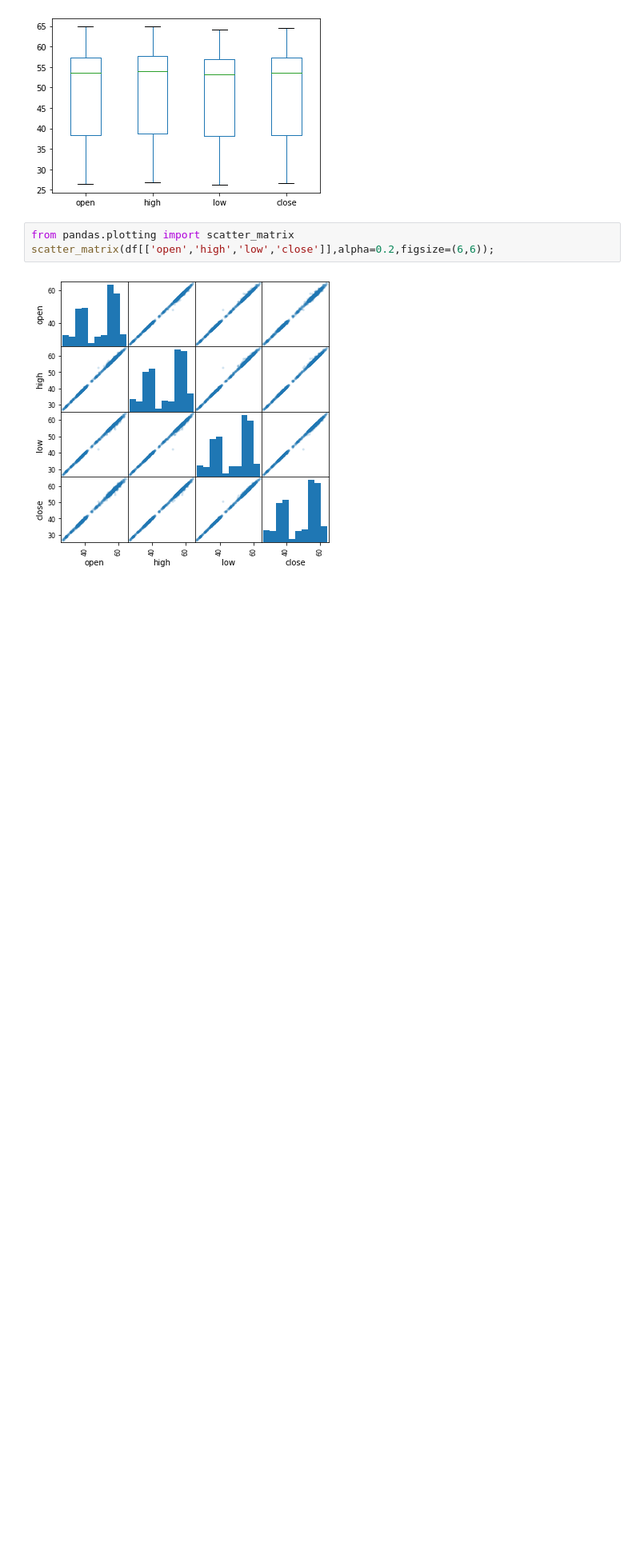
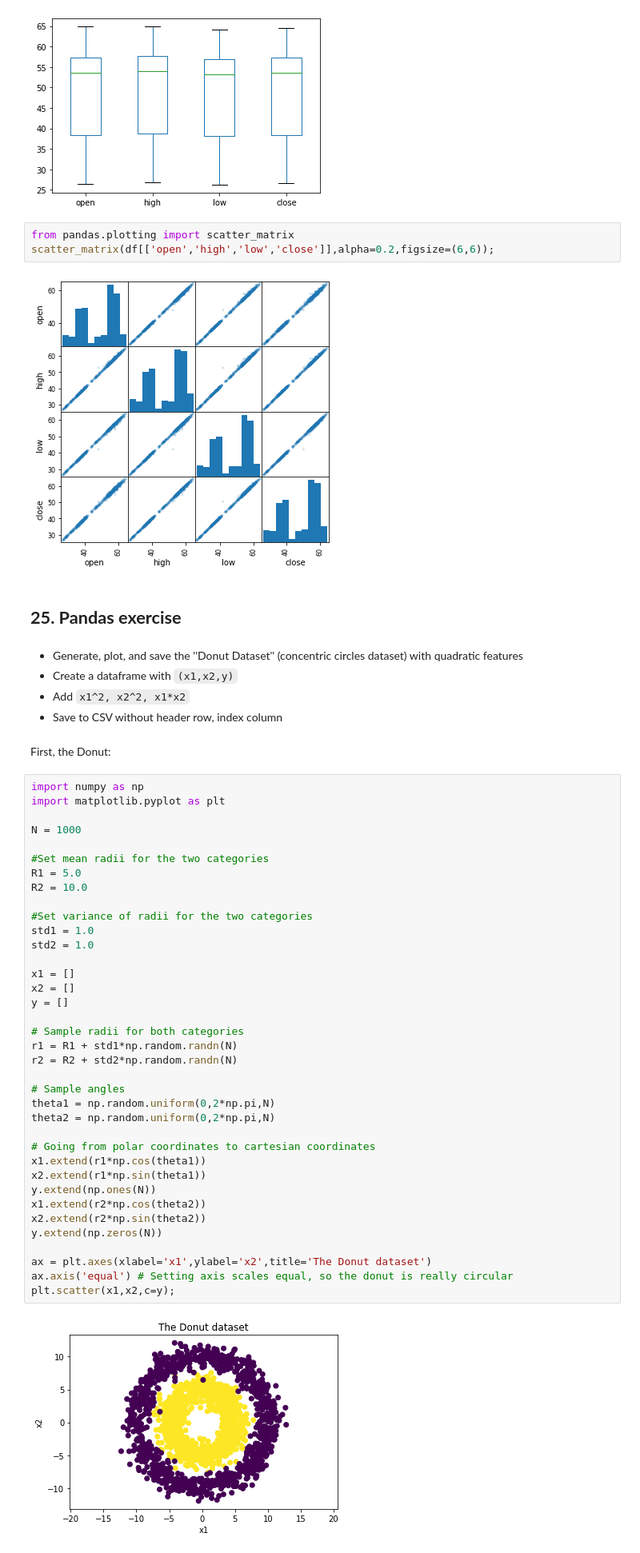
Before and after one commit to osuranyi/UdemyCourses, a Jupyter notebook: NumpyStack/Section4_Pandas.ipynb, the cells around one changed output. Shown at 80% size. Saved outputs shown, nothing was run; the diff lists cells and outputs as text; blank space fills up the shorter version.

Commit message:
NumPy stack courses updated - Section 4, Pandas completed, minus exercises

```diff
--- a/NumpyStack/Section4_Pandas.ipynb
+++ b/NumpyStack/Section4_Pandas.ipynb
@@ -392,3 +390,51 @@ from pandas.plotting import scatter_matrix
 scatter_matrix(df[['open','high','low','close']],alpha=0.2,figsize=(6,6));
 # %% [output]
 [figure]
+# %% [markdown]
+## **25. Pandas exercise**
+# %% [markdown]
+* Generate, plot, and save the ''Donut Dataset'' (concentric circles dataset) with quadratic features
+* Create a dataframe with `(x1,x2,y)`
+* Add `x1^2, x2^2, x1*x2`
+* Save to CSV without header row, index column
+# %% [markdown]
+First, the Donut:
+# %%
+import numpy as np
+import matplotlib.pyplot as plt
+
+N = 1000
+
+#Set mean radii for the two categories
+R1 = 5.0
+R2 = 10.0
+
+#Set variance of radii for the two categories
+std1 = 1.0
+std2 = 1.0
+
+x1 = []
+x2 = []
+y = []
+
+# Sample radii for both categories
+r1 = R1 + std1*np.random.randn(N)
+r2 = R2 + std2*np.random.randn(N)
+
+# Sample angles
+theta1 = np.random.uniform(0,2*np.pi,N)
+theta2 = np.random.uniform(0,2*np.pi,N)
+
+# Going from polar coordinates to cartesian coordinates
+x1.extend(r1*np.cos(theta1))
+x2.extend(r1*np.sin(theta1))
+y.extend(np.ones(N))
+x1.extend(r2*np.cos(theta2))
+x2.extend(r2*np.sin(theta2))
+y.extend(np.zeros(N))
+
+ax = plt.axes(xlabel='x1',ylabel='x2',title='The Donut dataset')
+ax.axis('equal') # Setting axis scales equal, so the donut is really circular
+plt.scatter(x1,x2,c=y);
+# %% [output]
+[figure, added]
```
Also changed, not shown: parts of 9 cells of this notebook.
